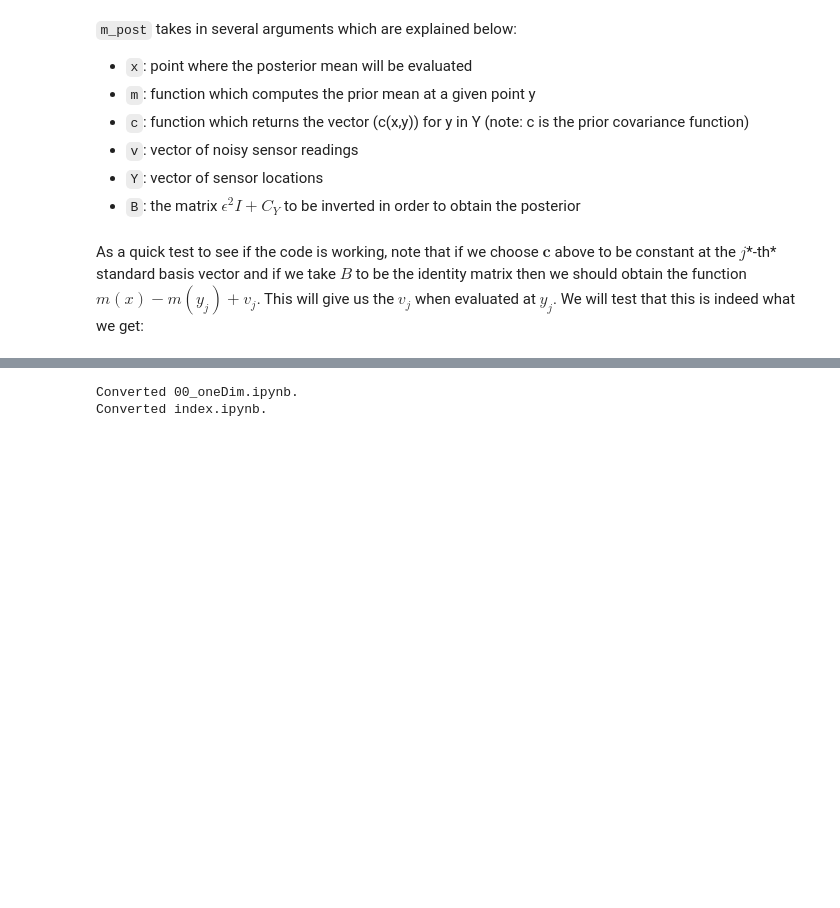
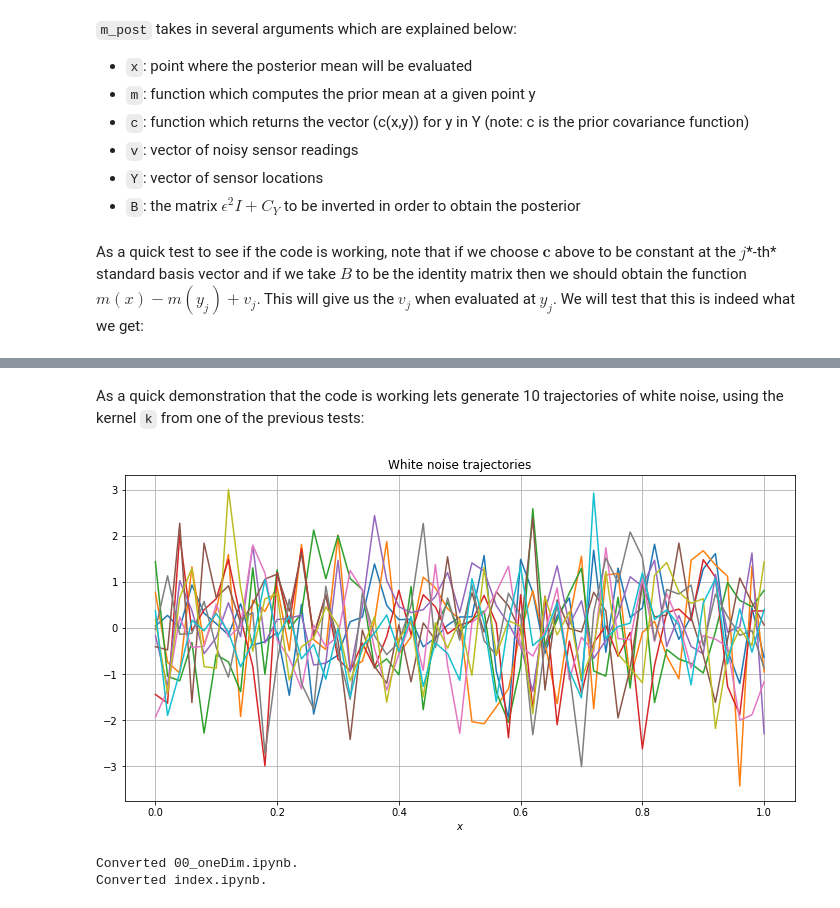
Before and after one commit to YanniPapandreou/statFEM, a Jupyter notebook: 00_oneDim.ipynb, the cells around one changed output, grey strips where cells are left out. Cells and saved outputs as stored; diff of their text form; code cells hidden in the pictures; blank space fills up the shorter version.

Commit message:
added sample_gp function with demo

```diff
--- a/00_oneDim.ipynb
+++ b/00_oneDim.ipynb
@@ -526,0 +532,25 @@ for j in range(s):
+# %%
+#export
+def sample_gp(n_sim,m,k,grid,par=False,trans=True, tol=1e-9):
+    "Function to sample a GP with mean m and cov k on a grid."
+    # get length of grid
+    d = len(grid)
+
+    # construct mean vector
+    μ = np.array([m(x) for x in grid]).reshape(d,1)
+
+    # construct covariance matrix
+    Σ = kernMat(k,grid,parallel = par, translation_inv = trans)
+
+    # construct the cholesky decomposition Σ = GG^T
+    # we add a small diagonal perturbation to Σ to ensure it
+    # strictly positive definite
+    G = np.linalg.cholesky(Σ + tol * np.eye(d))
+
+    # draw iid standard normal random vectors
+    Z = np.random.normal(size=(d,n_sim))
+
+    # construct samples from GP(m,k)
+    Y = G@Z + np.tile(μ,n_sim)
+    # return the sampled trajectory
+    return Y
@@ -527,3 +567,26 @@ for j in range(s):
+# %% [markdown]
+As a quick demonstration that the code is working lets generate 10 trajectories of white noise, using the kernel `k` from one of the previous tests:
+# %%
+#hide_input
+# set up grid to sample on
+N = 51
+grid = np.linspace(0,1,N)
+
+# set up mean
+def m(x):
+    return 0.0
+
+# sample the GP
+n_sim = 10
+np.random.seed(235)
+samples = sample_gp(n_sim,m,k,grid,True,False)
+plt.plot(grid,samples)
+plt.grid()
+plt.xlabel(r'$x$')
+plt.title('White noise trajectories')
+plt.show()
+# %% [output]
+[figure, added]
 # %%
 #hide
 from nbdev.export import notebook2script; notebook2script()
```
Also changed, not shown: parts of 5 cells of this notebook, 3 other files.
